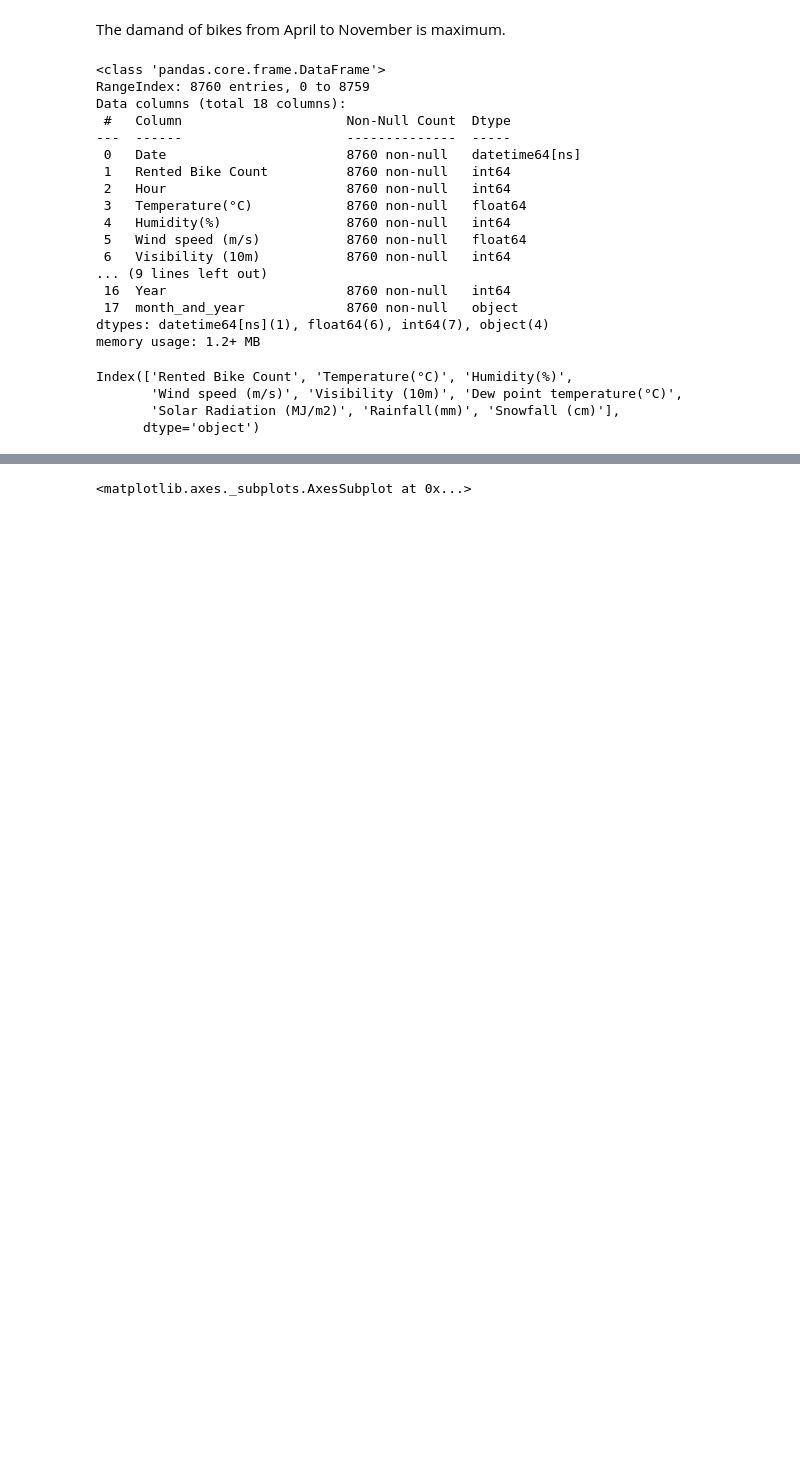
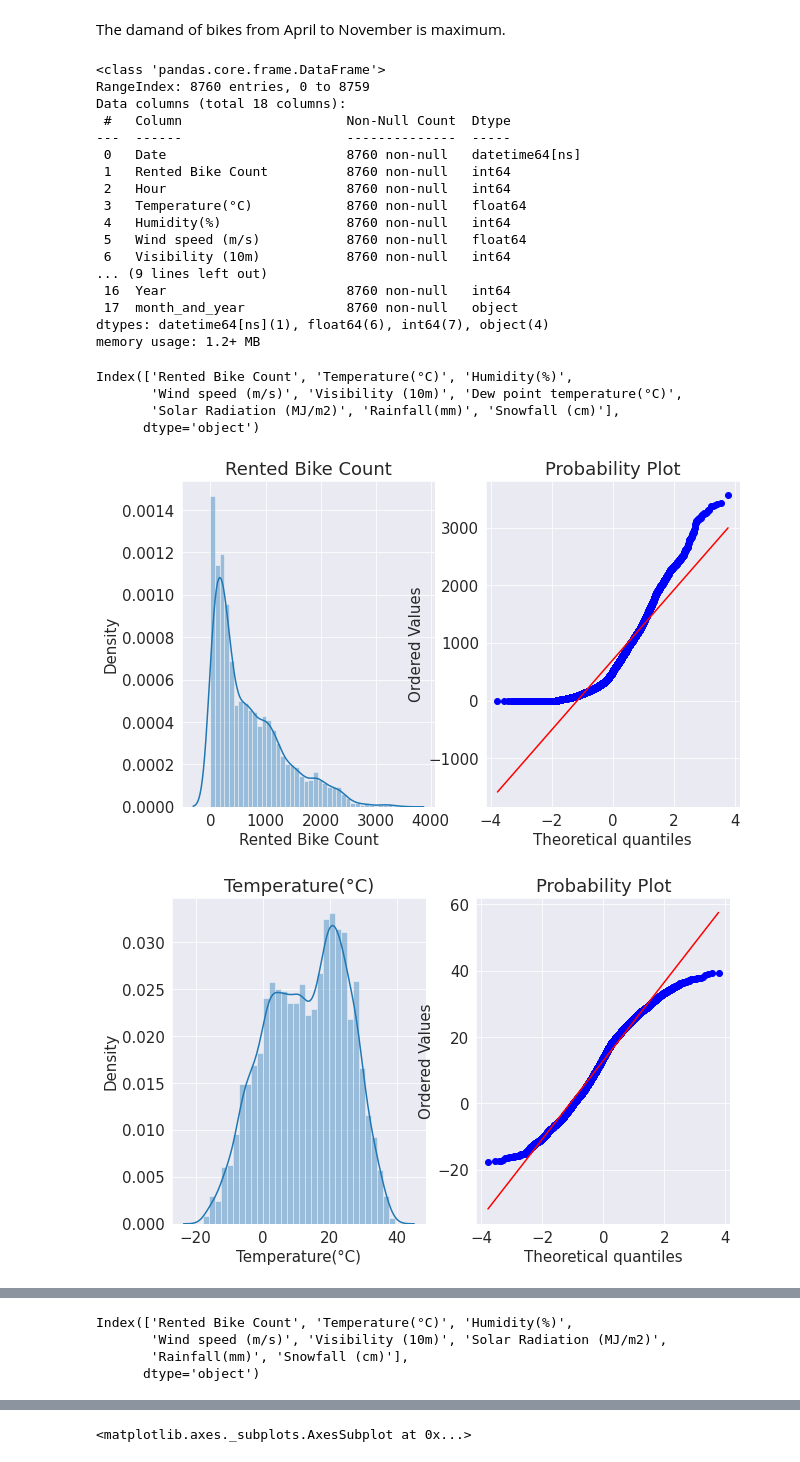
Before and after one commit to GoPlusUltra/Bike-Sharing-Prediction-Model, a Jupyter notebook: Copy_of_Bike_Sharing_Demand_Prediction_Capstone_Project.ipynb, the cells around one changed output, grey strips where cells are left out. Cells and saved outputs as stored; diff of their text form; code cells hidden in the pictures; blank space fills up the shorter version.

```diff
--- a/Copy_of_Bike_Sharing_Demand_Prediction_Capstone_Project.ipynb
+++ b/Copy_of_Bike_Sharing_Demand_Prediction_Capstone_Project.ipynb
@@ -390,0 +396,16 @@ Index(['Rented Bike Count', 'Temperature(°C)', 'Humidity(%)',
+# %%
+def qqplot(df,features):
+  plt.figure(figsize=(10,6))
+  plt.subplot(1,2,1)
+  plt.title(features)
+  sns.distplot(df[features])
+  plt.subplot(1,2,2)
+  plt.title(features)
+  stat.probplot(df[features],dist='norm',plot=pylab)
+  plt.show()
+# %%
+for i in list(df.describe().columns):
+  qqplot(df,i)
+# %% [output]
+[figure, added]
+[figure, added]
@@ -390,0 +418,7 @@ Index(['Rented Bike Count', 'Temperature(°C)', 'Humidity(%)',
+# %%
+newdf.describe().columns
+# %% [output]
+Index(['Rented Bike Count', 'Temperature(°C)', 'Humidity(%)',
+       'Wind speed (m/s)', 'Visibility (10m)', 'Solar Radiation (MJ/m2)',
+       'Rainfall(mm)', 'Snowfall (cm)'],
+      dtype='object')
```
Also changed, not shown: parts of 23 cells of this notebook.
